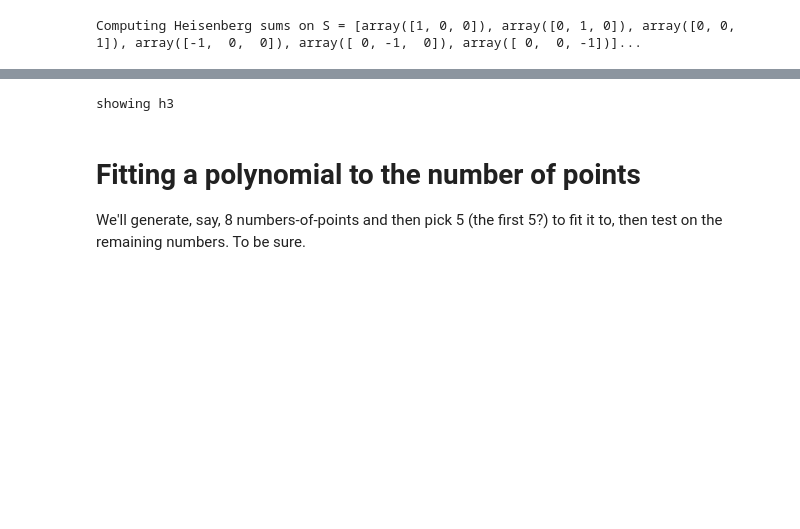
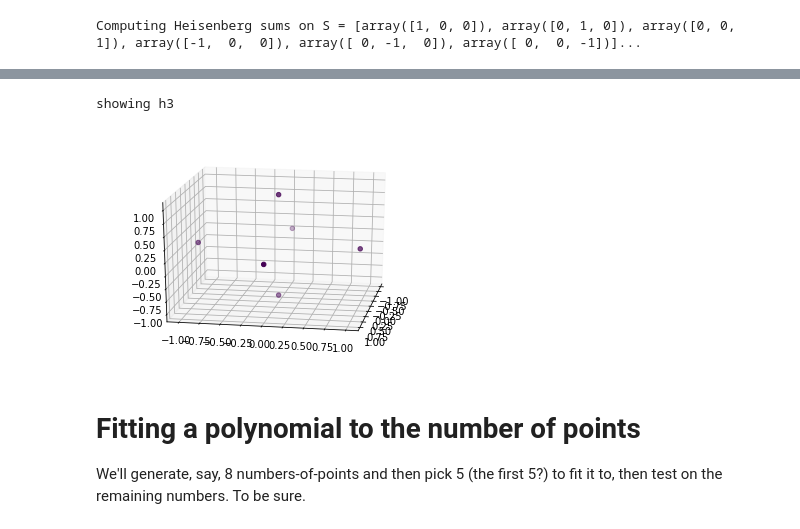
Before and after one commit to UKYMathLab/Heisenberg, a Jupyter notebook: notebooks/Heisenberg_Octahedron.ipynb, the cells around one changed output, grey strips where cells are left out. Drawn from its saved outputs; the diff is of its cells as text; code cells hidden in the pictures; blank space fills up the shorter version.

Commit message:
S2020 poster: generating set images

```diff
--- a/notebooks/Heisenberg_Octahedron.ipynb
+++ b/notebooks/Heisenberg_Octahedron.ipynb
@@ -44,13 +44,13 @@ showing h3
 # %% [markdown]
 ## Plotting to file for the poster (spring 2020)
 # %%
-n = 9
+n = 1
 print("Computing Heisenberg sums on S = {}...".format(S))
 p_n = list(heisenberg.compute_h3_pn_spheres(S, n))
 # %% [output]
 Computing Heisenberg sums on S = [array([1, 0, 0]), array([0, 1, 0]), array([0, 0, 1]), array([-1,  0,  0]), array([ 0, -1,  0]), array([ 0,  0, -1])]...
 # %%
-filename = '.\octrahedron_neq{}_{}.png'.format(n, '2020-04-16')
+filename = '.\octrahedron_neq{}_{}.png'.format(n, '2020-04-20')
 azim = 10
 elev = 20
 
@@ -71,4 +69,5 @@ fig.savefig(filename)
 showing h3
+[figure, added]
 # %% [markdown]
 # Fitting a polynomial to the number of points
 We'll generate, say, 8 numbers-of-points and then pick 5 (the first 5?) to fit it to, then test on the remaining numbers. To be sure.
```
Also changed, not shown: parts of 4 cells of this notebook.
